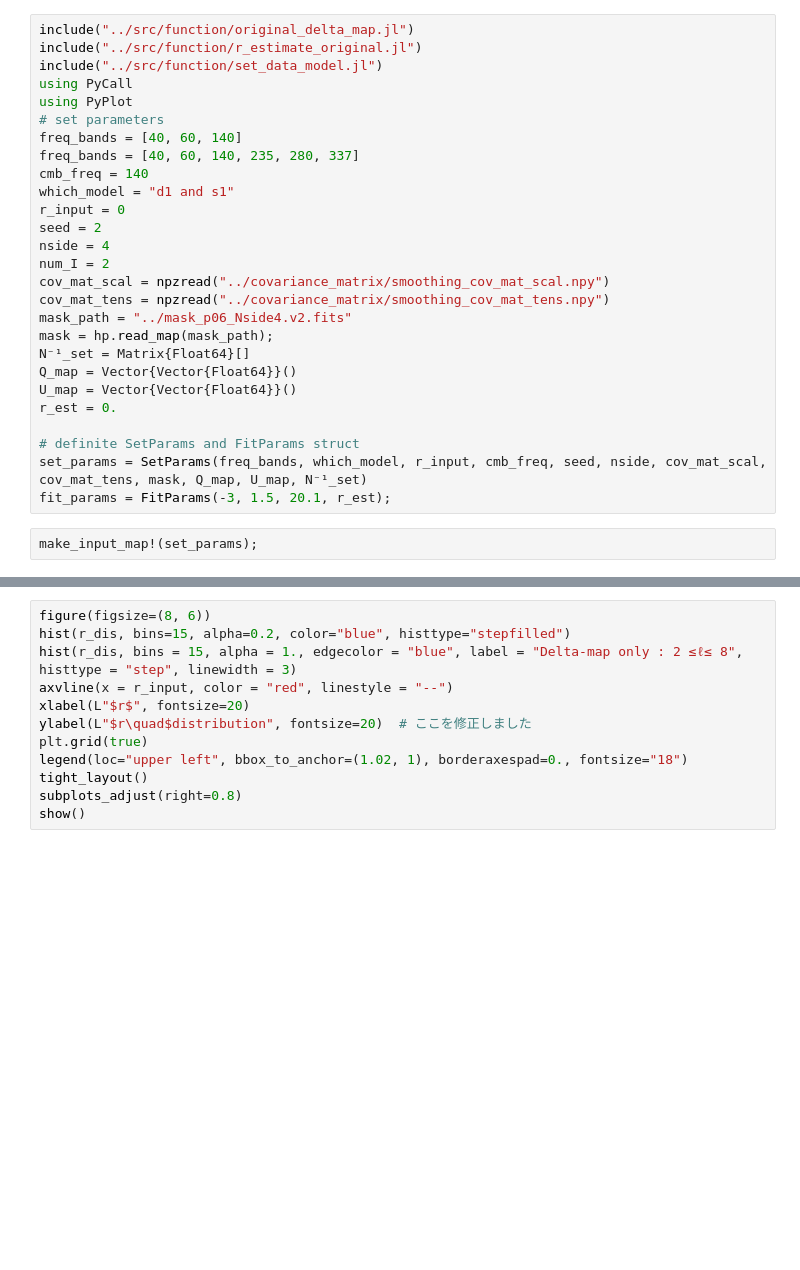
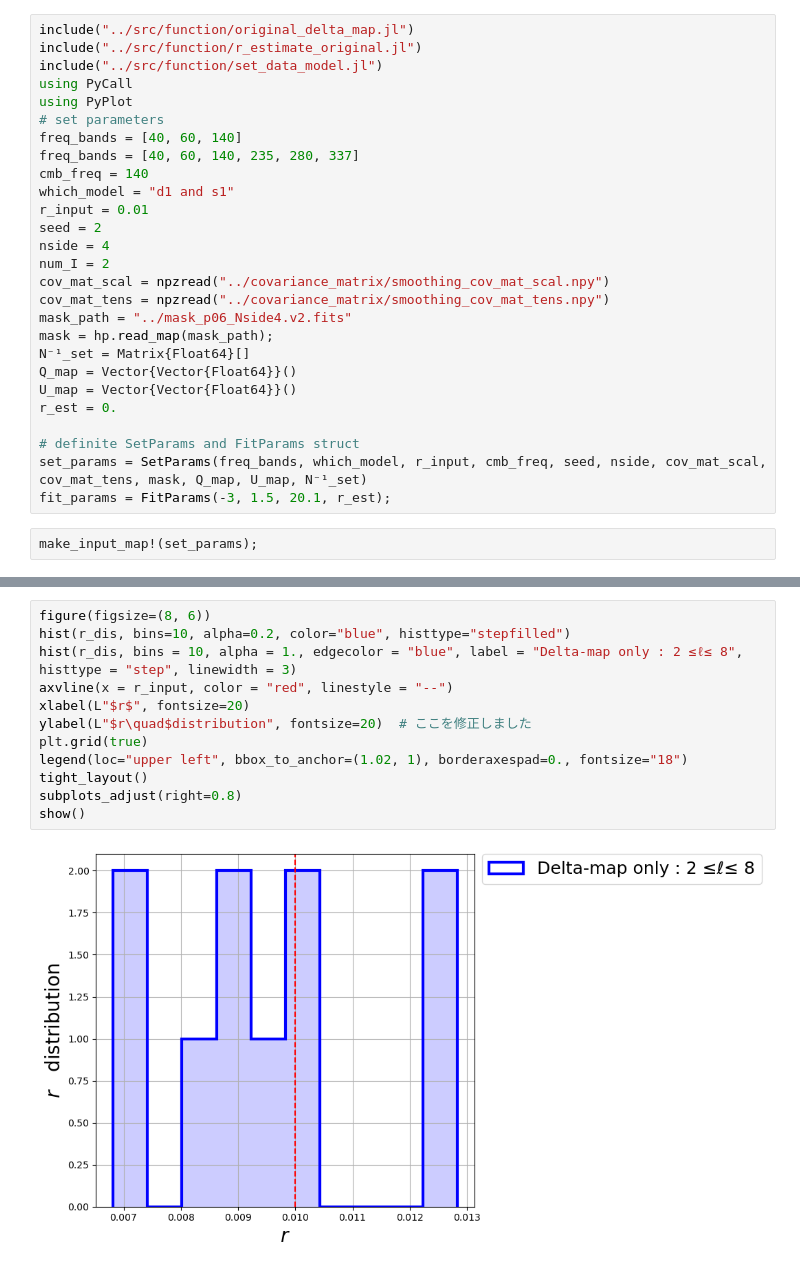
Before and after one commit to kiyoshiikuma/Delta-map.jl, a Jupyter notebook: tutorial/r_estimation_for_original.ipynb, the cells around one changed output, grey strips where cells are left out. Cells and saved outputs as stored; diff of their text form; blank space fills up the shorter version.

```diff
--- a/tutorial/r_estimation_for_original.ipynb
+++ b/tutorial/r_estimation_for_original.ipynb
@@ -9,7 +9,7 @@ freq_bands = [40, 60, 140]
 freq_bands = [40, 60, 140, 235, 280, 337]
 cmb_freq = 140
 which_model = "d1 and s1"
-r_input = 0
+r_input = 0.01
 seed = 2
 nside = 4
 num_I = 2
@@ -39,15 +61,17 @@ num_seeds = 30
 # %%
 figure(figsize=(8, 6))
-hist(r_dis, bins=15, alpha=0.2, color="blue", histtype="stepfilled")
-hist(r_dis, bins = 15, alpha = 1., edgecolor = "blue", label = "Delta-map only : 2 ≤ℓ≤ 8", histtype = "step", linewidth = 3)
+hist(r_dis, bins=10, alpha=0.2, color="blue", histtype="stepfilled")
+hist(r_dis, bins = 10, alpha = 1., edgecolor = "blue", label = "Delta-map only : 2 ≤ℓ≤ 8", histtype = "step", linewidth = 3)
 axvline(x = r_input, color = "red", linestyle = "--")
 xlabel(L"$r$", fontsize=20)
 ylabel(L"$r\quad$distribution", fontsize=20)  # ここを修正しました
 plt.grid(true)
 legend(loc="upper left", bbox_to_anchor=(1.02, 1), borderaxespad=0., fontsize="18")
 tight_layout()
 subplots_adjust(right=0.8)
 show()
+# %% [output]
+[figure, added]
 # %%
 mean(r_dis)
 # %% [output]
```
Also changed, not shown: parts of 4 cells of this notebook, 8 other files.
